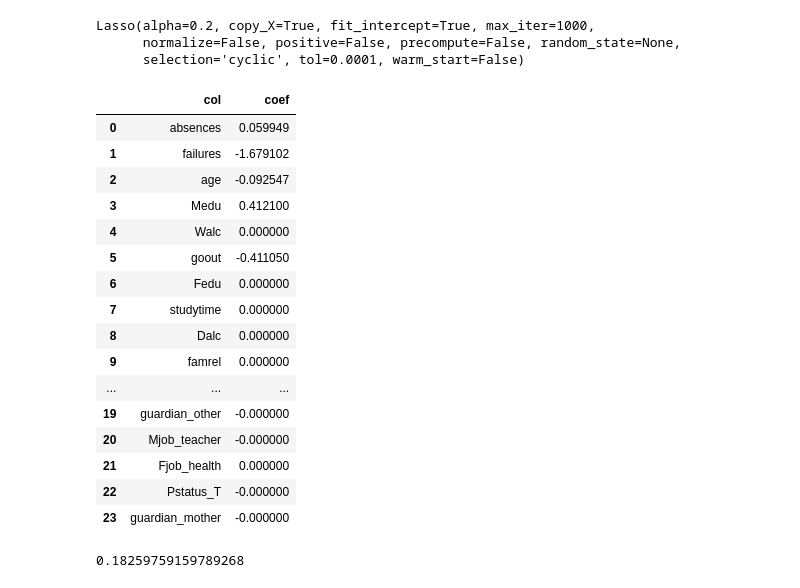
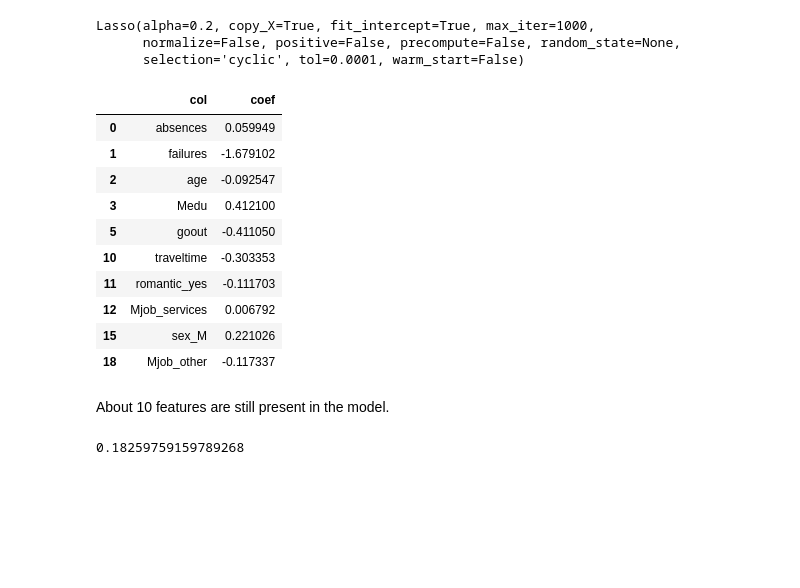
Before and after one commit to bugraefendi/ML-Grades, a Jupyter notebook: Modeling.ipynb, the cells around one changed output. Drawn from its saved outputs; the diff is of its cells as text; code cells hidden in the pictures; blank space fills up the shorter version.

```diff
--- a/Modeling.ipynb
+++ b/Modeling.ipynb
@@ -569,25 +551,22 @@ Lasso(alpha=0.2, copy_X=True, fit_intercept=True, max_iter=1000,
       normalize=False, positive=False, precompute=False, random_state=None,
       selection='cyclic', tol=0.0001, warm_start=False)
 # %%
-pd.DataFrame({'col': cols_to_fit, 'coef':mod.coef_})
+lasso_coefs = pd.DataFrame({'col': cols_to_fit, 'coef':mod.coef_}).query('coef != 0')
+lasso_coefs
 # %% [output]
 |  | col | coef |
 | 0 | absences | 0.059949 |
 | 1 | failures | -1.679102 |
 | 2 | age | -0.092547 |
 | 3 | Medu | 0.412100 |
-| 4 | Walc | 0.000000 |
 | 5 | goout | -0.411050 |
-| 6 | Fedu | 0.000000 |
-| 7 | studytime | 0.000000 |
-| 8 | Dalc | 0.000000 |
-| 9 | famrel | 0.000000 |
-| ... | ... | ... |
-| 19 | guardian_other | -0.000000 |
-| 20 | Mjob_teacher | -0.000000 |
-| 21 | Fjob_health | 0.000000 |
-| 22 | Pstatus_T | -0.000000 |
-| 23 | guardian_mother | -0.000000 |
+| 10 | traveltime | -0.303353 |
+| 11 | romantic_yes | -0.111703 |
+| 12 | Mjob_services | 0.006792 |
+| 15 | sex_M | 0.221026 |
+| 18 | Mjob_other | -0.117337 |
+# %% [markdown]
+About 10 features are still present in the model.
 # %%
 r2_score(y_train, mod.predict(X_train[cols_to_fit]))
 # %% [output]
```
Also changed, not shown: parts of 19 cells of this notebook.
